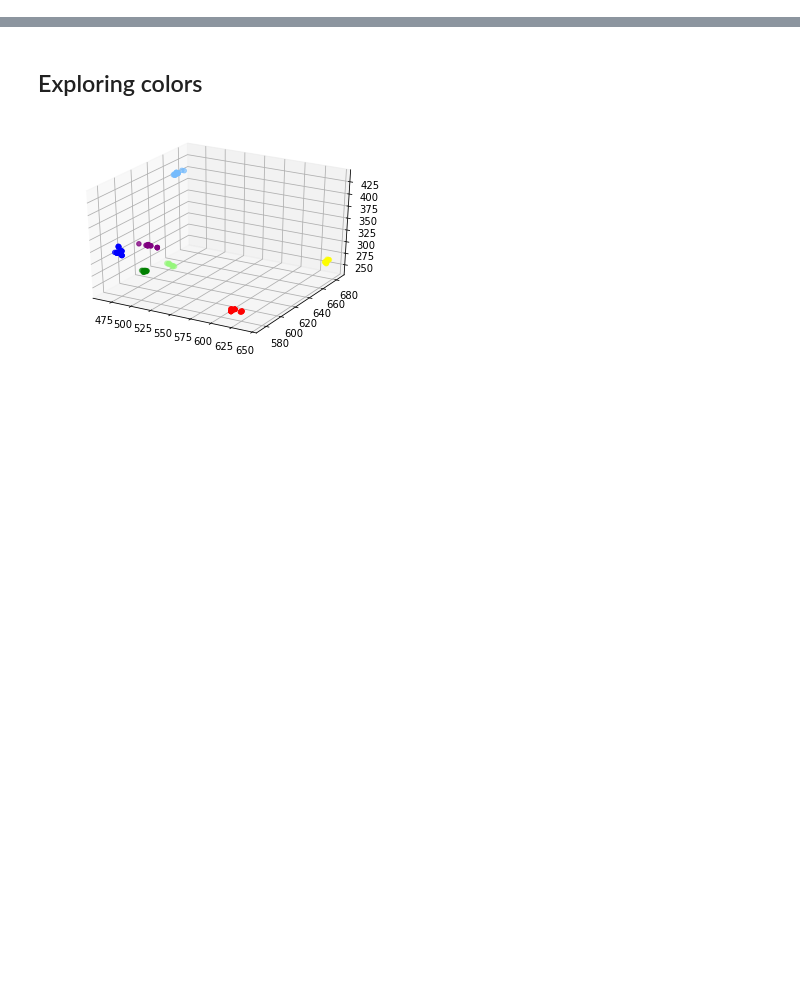
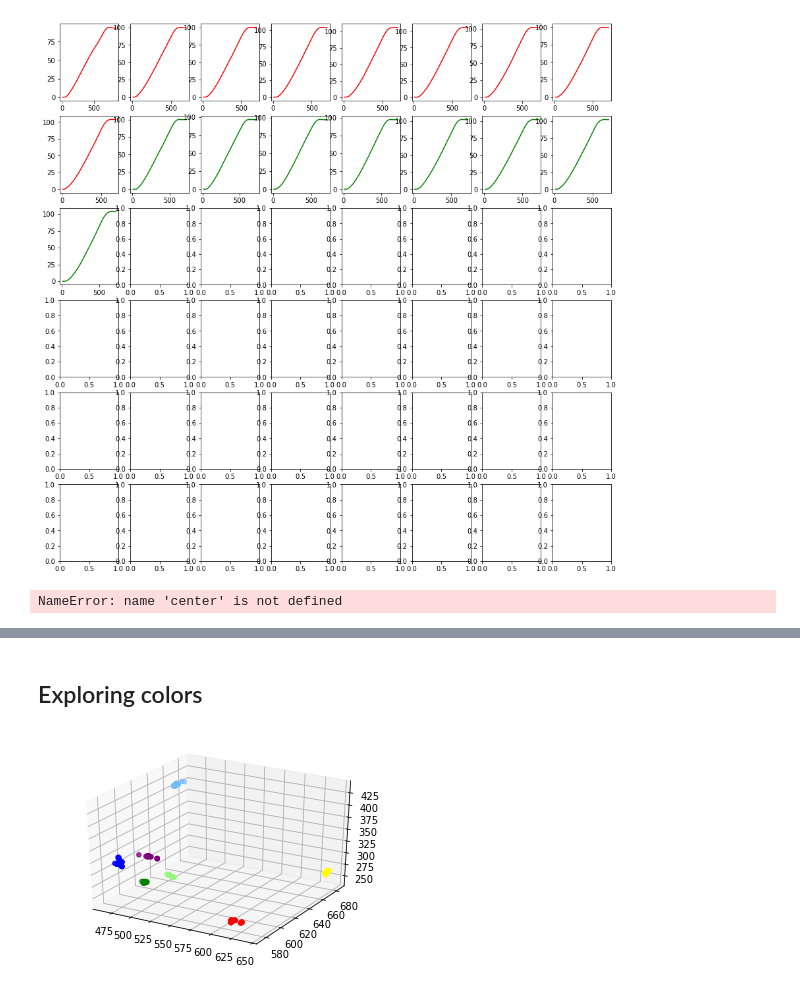
Before and after one commit to finnhacks42/primo, a Jupyter notebook: code/board/Explore.ipynb, the cells around one changed output, grey strips where cells are left out. Cells and saved outputs as stored; diff of their text form; code cells hidden in the pictures; blank space fills up the shorter version.

```diff
--- a/code/board/Explore.ipynb
+++ b/code/board/Explore.ipynb
@@ -15,0 +91,25 @@ from sklearn.metrics import confusion_matrix
+# %%
+def read_bot_data(filename):
+    with open(filename,'r') as f:
+        lines = f.readlines()
+        angle = {}
+        time = {}
+        turn = 1
+        key = ""
+        for line in lines:
+            line = line.strip()
+            if line == 'L' or line =='R':
+                key = line+str(turn).zfill(2)
+                angle[key] = []
+                time[key] = []
+                turn +=1
+            else:
+                line = line.split(",")
+                if len(line) == 2:
+                    time[key].append(float(line[0]))
+                    angle[key].append(float(line[1]))
+                else:
+                    print key,line
+        return (time,angle)
+
+time,angle = read_bot_data("data/raw_data_201805171611.csv") # ok so its not updating - ask David ...
@@ -15,0 +134,45 @@ from sklearn.metrics import confusion_matrix
+# %%
+def plot(key,ax = None):
+    dt = np.asarray(time[key])
+    t = dt.cumsum()
+    d = np.asarray(angle[key])
+    v = 1000*np.diff(d)/dt[1:]
+    a = np.diff(v)
+    if key.startswith("R"):
+        color = 'green'
+    else:
+        color='red'
+    if ax is None:
+        fix,ax = plt.subplots()
+    ax.plot(t,d,color=color)
+
+
+fig,axes = plt.subplots(6,8,figsize=(15,15))
+toplot = zip(sorted(time.keys()),axes.ravel())
+for (key,ax) in toplot:
+    plot(key,ax)
+# %% [output]
+[figure, added]
+# %%
+c = pd.DataFrame(np.tile(center.ravel(),len(df)).reshape((len(df),3)),columns=['x','y','z'])
+
+def compute_center(v):
+    return (v.min() + v.max())/2.0
+
+
+df2 = (df - center.ravel())*np.diag(TR)
+
+ax = plot_ellipse(df2)
+ax.set_xlim(-40,40)
+ax.set_ylim(-40,40)
+ax.set_zlim(-40,40)
+
+df2['heading'] = np.rad2deg(np.arctan2(df2['y'],df2['x']))
+
+fig,ax = plt.subplots()
+df2['heading'].plot()
+
+print (center)
+print (np.diag(TR))
+# %% [output]
+NameError: name 'center' is not defined
```
Also changed, not shown: parts of 14 cells of this notebook, 5 other files.
